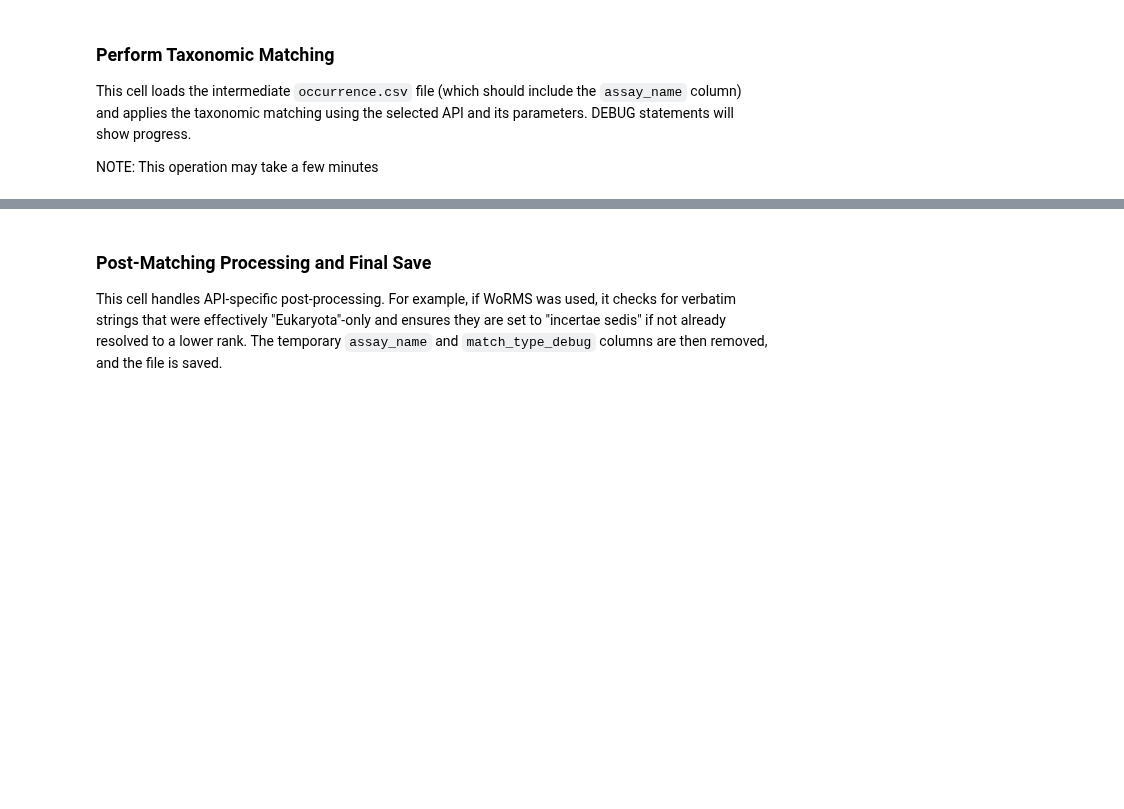
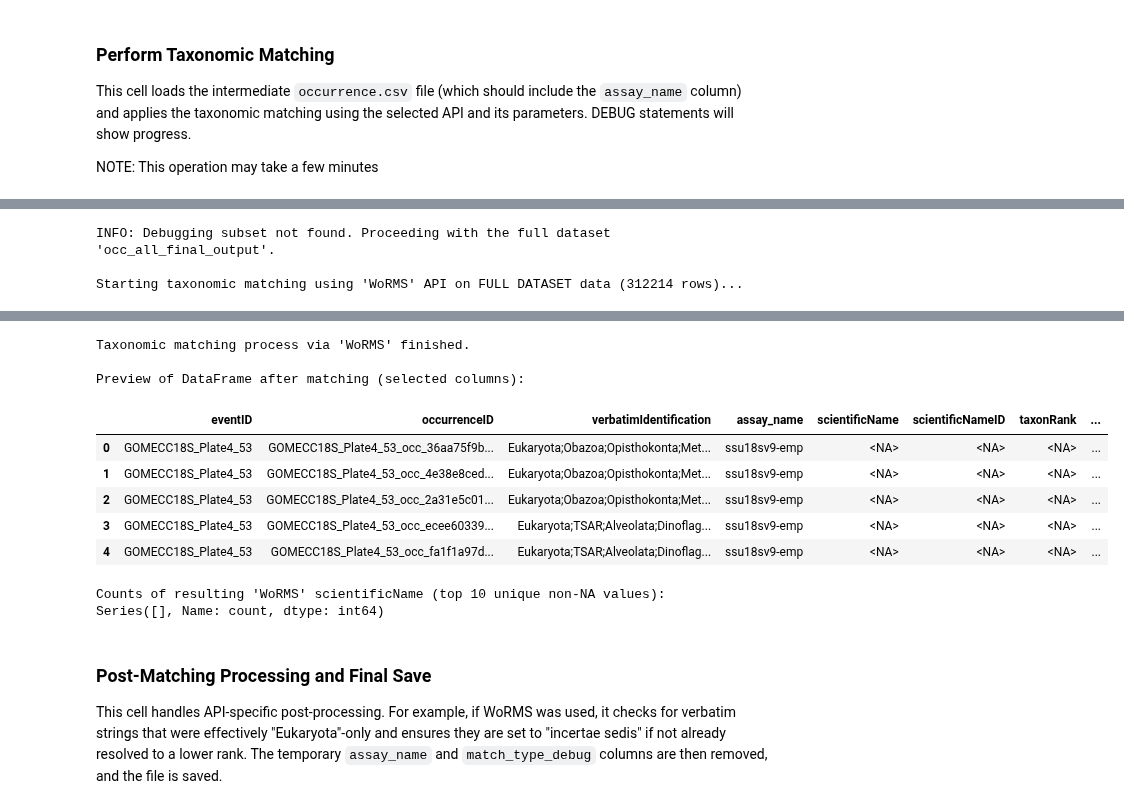
Before and after one commit to aomlomics/edna2obis, a Jupyter notebook: src-v3/edna2obis_conversion_code_v3.ipynb, the cells around one changed output, grey strips where cells are left out. Saved outputs shown, nothing was run; the diff lists cells and outputs as text; code cells hidden in the pictures; blank space fills up the shorter version.

Commit message:
First stable version of everything (including taxonomic assignment in 20 mins)

```diff
--- a/src-v3/edna2obis_conversion_code_v3.ipynb
+++ b/src-v3/edna2obis_conversion_code_v3.ipynb
@@ -1540,0 +1451,58 @@ Name: count, dtype: int64
+# %%
+# Perform Taxonomic Matching
+# This cell now correctly handles the full dataset or a subset if one was created for debugging.
+
+# Determine which DataFrame to use for matching
+if 'occ_df_for_actual_matching' in globals() and not occ_df_for_actual_matching.empty:
+    # This block executes if the user ran the optional subsetting cell
+    print(f"INFO: Found the debugging subset 'occ_df_for_actual_matching'.")
+    df_to_match = occ_df_for_actual_matching
+    run_type_str = "SUBSET"
+else:
+    # This is the normal path when running on the full dataset
+    print("INFO: Debugging subset not found. Proceeding with the full dataset 'occ_all_final_output'.")
+    df_to_match = occ_all_final_output
+    run_type_str = "FULL DATASET"
+
+
+# The rest of the cell proceeds, confident that 'df_to_match' is the correct DataFrame.
+if df_to_match.empty:
+    print("Cannot proceed with matching as the dataframe is empty.")
+    occ_df_matched_with_api = pd.DataFrame()
+elif 'params' not in globals():
+    print("ERROR: 'params' dictionary not found. Cannot proceed with taxonomic matching.")
+    occ_df_matched_with_api = pd.DataFrame()
+else:
+    api_to_use = params.get('taxonomic_api_source')
+    print(f"\nStarting taxonomic matching using '{api_to_use}' API on {run_type_str} data ({len(df_to_match)} rows)...")
+
+    if api_to_use == 'WoRMS':
+        matching_params = {
+            'taxonomic_api_source': 'WoRMS',
+            'assays_to_skip_species_match': params.get('user_defined_assays_to_skip_species', []),
+            'pr2_worms_dict': params.get('pr2_worms_dict', {}) # Pass the PR2 dict
+        }
+        occ_df_matched_with_api = WoRMS_v3_matching.get_worms_match_for_dataframe(
+            occurrence_df=df_to_match,
+            params_dict=matching_params,
+            n_proc=params.get('worms_n_proc', 0)
+        )
+
+    # (rest of the cell for GBIF, printing, etc. remains the same)
+
+    print(f"\nTaxonomic matching process via '{api_to_use}' finished.")
+
+    if not occ_df_matched_with_api.empty:
+        print("\nPreview of DataFrame after matching (selected columns):")
+        preview_cols = ['eventID', 'occurrenceID', 'verbatimIdentification', 'assay_name',
+                        'scientificName', 'scientificNameID', 'taxonRank', 'nameAccordingTo', 'match_type_debug'] + DWC_RANKS_STD
+        display_cols = [col for col in preview_cols if col in occ_df_matched_with_api.columns]
+        display(occ_df_matched_with_api[display_cols].head())
+
+        if 'match_type_debug' in occ_df_matched_with_api.columns:
+            print(f"\nCounts of '{api_to_use}' match_type_debug:")
+            print(occ_df_matched_with_api['match_type_debug'].value_counts(dropna=False))
+        if 'scientificName' in occ_df_matched_with_api.columns:
+            print(f"\nCounts of resulting '{api_to_use}' scientificName (top 10 unique non-NA values):")
+            print(occ_df_matched_with_api['scientificName'].dropna().value_counts().head(10))
+# %% [output]
@@ -1540,0 +1510,3 @@ Name: count, dtype: int64
+INFO: Debugging subset not found. Proceeding with the full dataset 'occ_all_final_output'.
+
+Starting taxonomic matching using 'WoRMS' API on FULL DATASET data (312214 rows)...
@@ -1541,3 +1521,14 @@ Name: count, dtype: int64
+Taxonomic matching process via 'WoRMS' finished.
+
+Preview of DataFrame after matching (selected columns):
+|  | eventID | occurrenceID | verbatimIdentification | assay_name | scientificName | scientificNameID | taxonRank | ... |
+| 0 | GOMECC18S_Plate4_53 | GOMECC18S_Plate4_53_occ_36aa75f9b... | Eukaryota;Obazoa;Opisthokonta;Met... | ssu18sv9-emp | <NA> | <NA> | <NA> | ... |
+| 1 | GOMECC18S_Plate4_53 | GOMECC18S_Plate4_53_occ_4e38e8ced... | Eukaryota;Obazoa;Opisthokonta;Met... | ssu18sv9-emp | <NA> | <NA> | <NA> | ... |
+| 2 | GOMECC18S_Plate4_53 | GOMECC18S_Plate4_53_occ_2a31e5c01... | Eukaryota;Obazoa;Opisthokonta;Met... | ssu18sv9-emp | <NA> | <NA> | <NA> | ... |
+| 3 | GOMECC18S_Plate4_53 | GOMECC18S_Plate4_53_occ_ecee60339... | Eukaryota;TSAR;Alveolata;Dinoflag... | ssu18sv9-emp | <NA> | <NA> | <NA> | ... |
+| 4 | GOMECC18S_Plate4_53 | GOMECC18S_Plate4_53_occ_fa1f1a97d... | Eukaryota;TSAR;Alveolata;Dinoflag... | ssu18sv9-emp | <NA> | <NA> | <NA> | ... |
+Counts of resulting 'WoRMS' scientificName (top 10 unique non-NA values):
+Series([], Name: count, dtype: int64)
 # %% [markdown]
 ### Post-Matching Processing and Final Save
 
```
Also changed, not shown: parts of 5 cells of this notebook, 4 other files.
